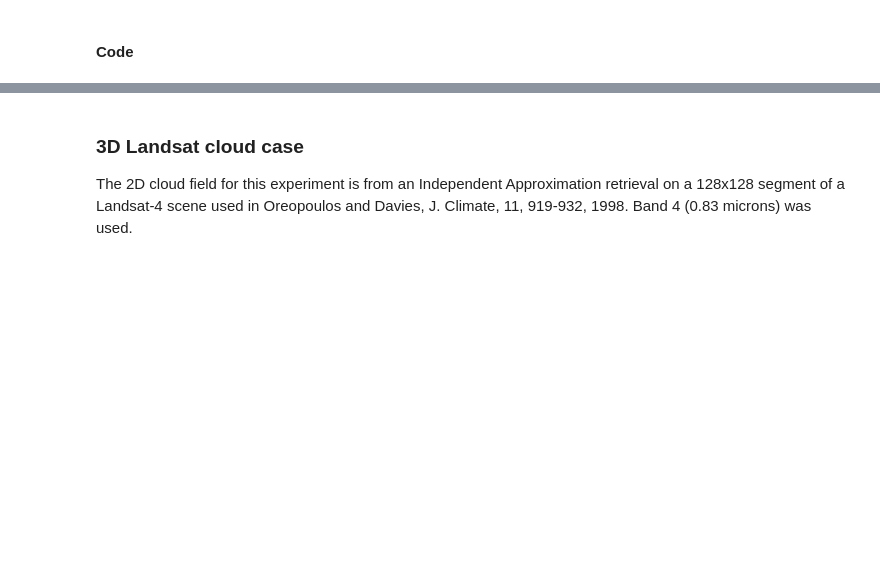
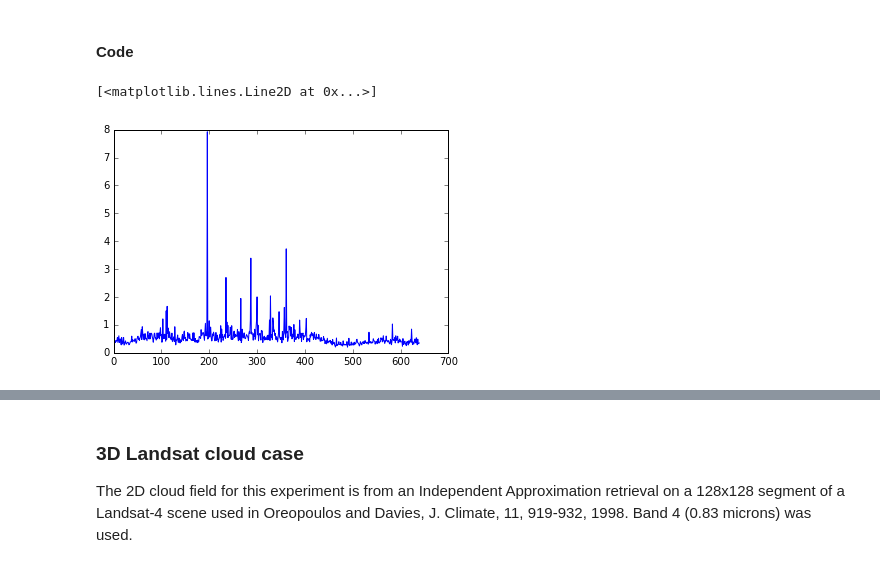
Before and after one commit to aviadlevis/mitsuba, a Jupyter notebook: notebooks/test_i3rc.ipynb, the cells around one changed output, grey strips where cells are left out. Drawn from its saved outputs; the diff is of its cells as text; code cells hidden in the pictures; blank space fills up the shorter version.

```diff
--- a/notebooks/test_i3rc.ipynb
+++ b/notebooks/test_i3rc.ipynb
@@ -258,6 +252,15 @@ SOLAR GEOMETRY:
 2. Sun at 60 degrees and 0 azimuth (Sun shining from low x coordinates)
 # %% [markdown]
 #### Code
+# %%
+r = []
+for i in range(10):
+    r.append(renderMitsuba(case, experiments, nsamples=1000, ncores=ncores))
+# %%
+plt.plot(r[9]['exp1_Iu'].T)
+# %% [output]
+[<matplotlib.lines.Line2D at 0x...>]
+[figure, added]
 # %%
 case = i3rc.Case2()
 experiments = ['exp1_Iu']
```
Also changed, not shown: parts of 5 cells of this notebook, 2 other files.
